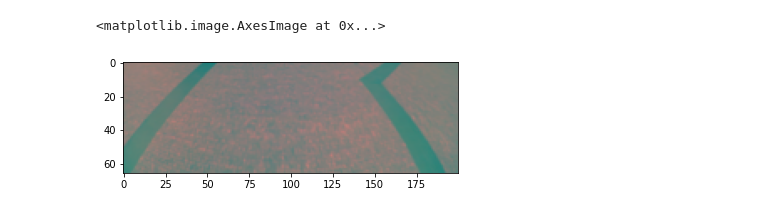
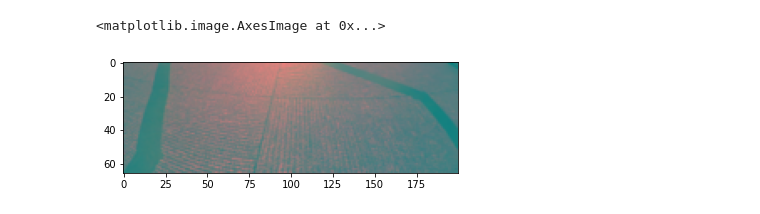
Before and after one commit to HanChangHun/DeepPiCar, a Jupyter notebook: convert_model/convert_lane_nav_model.ipynb, the cells around one changed output. Drawn from its saved outputs; the diff is of its cells as text; code cells hidden in the pictures.

```diff
--- a/convert_model/convert_lane_nav_model.ipynb
+++ b/convert_model/convert_lane_nav_model.ipynb
@@ -125,25 +141,21 @@ WARNING:absl:Buffer deduplication procedure will be skipped when flatbuffer libr
 # %%
-image = cv2.imread(
-    "train_data_generation/data/drive_with_keypress/5/frame_000016_102.png"
-)
-# image = cv2.imread(
-#     "train_data_generation/data/drive_with_keypress/8/frame_000027_60.png"
-# )
-# image = cv2.imread(
-#     "train_data_generation/data/drive_with_keypress/9/frame_000001_91.png"
-# )
-# image = cv2.imread(
-#     "train_data_generation/data/drive_with_keypress/28/frame_000017_90.png"
-# )
-
-image = cv2.cvtColor(image, cv2.COLOR_BGR2RGB)
-
+image_paths = [
+    "train_data_generation/data/drive_with_keypress/5/frame_000016_102.png",
+    "train_data_generation/data/drive_with_keypress/8/frame_000027_60.png",
+    "train_data_generation/data/drive_with_keypress/9/frame_000001_91.png",
+    "train_data_generation/data/drive_with_keypress/28/frame_000017_90.png",
+    "train_data_generation/data/drive_with_keypress/30/frame_000102_131.png",
+    "train_data_generation/data/drive_with_keypress/30/frame_000125_135.png",
+    "train_data_generation/data/drive_with_keypress/30/frame_000400_58.png",
+    "train_data_generation/data/drive_with_keypress/30/frame_000508_47.png",
+    "train_data_generation/data/drive_with_keypress/30/frame_000866_72.png",
+]
+image = my_imread(image_paths[8])
 proc_image = np.asarray([img_preprocess(image)])
-
 plt.imshow(proc_image[0])
 # %% [output]
 <matplotlib.image.AxesImage at 0x...>
-[figure, old version]
+[figure, new version]
 # %%
 lane_nav_model.predict(proc_image)[0]
 # %% [output]
```
Also changed, not shown: parts of 6 cells of this notebook, 16 other files.
